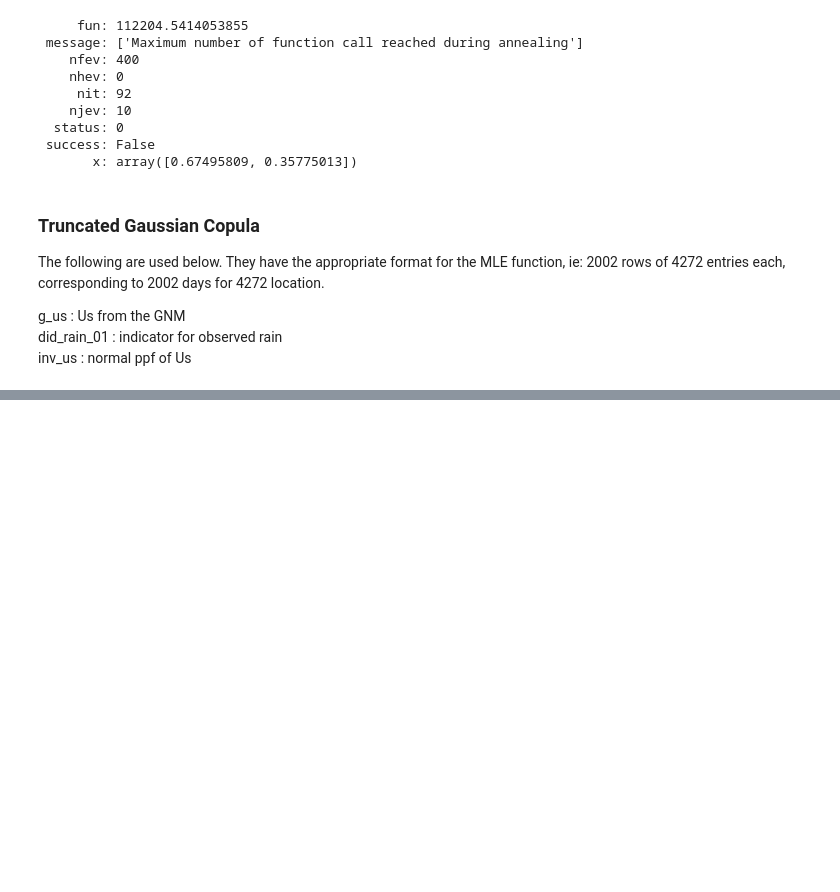
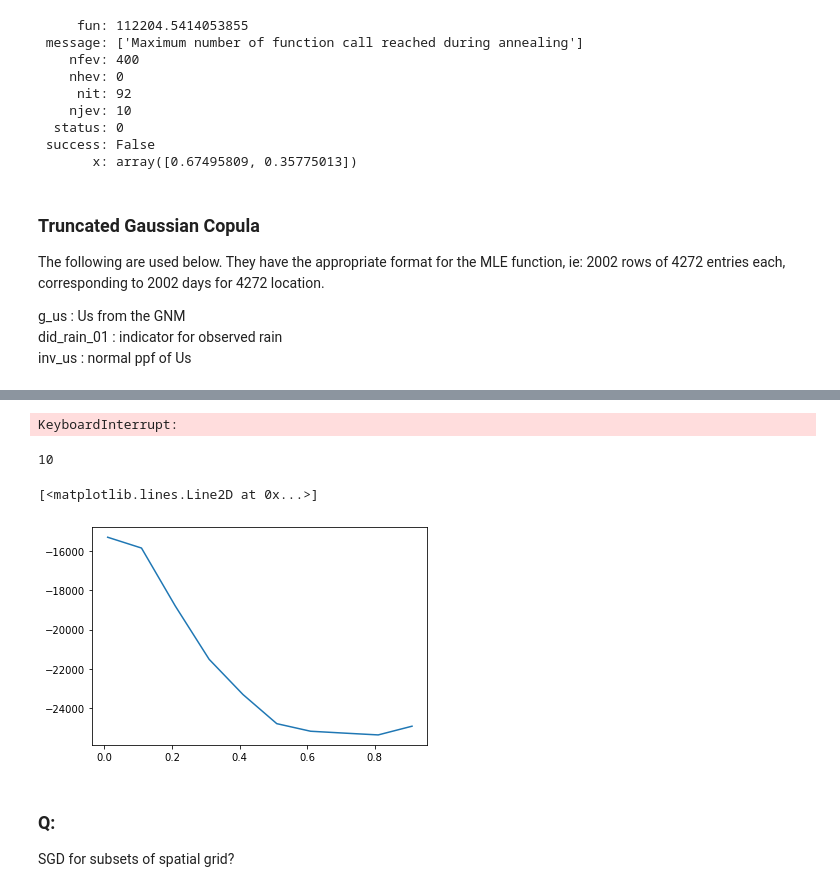
Before and after one commit to Huk-David/SpaDep_VCop, a Jupyter notebook: Publication_work/Copulas_gamma.ipynb, the cells around one changed output, grey strips where cells are left out. Saved outputs shown, nothing was run; the diff lists cells and outputs as text; code cells hidden in the pictures; blank space fills up the shorter version.

```diff
--- a/Publication_work/Copulas_gamma.ipynb
+++ b/Publication_work/Copulas_gamma.ipynb
@@ -370,17 +394,3 @@ The following are used below. They have the appropriate format for the MLE funct
 g_us : Us from the GNM\
 did_rain_01 : indicator for observed rain \
 inv_us : normal ppf of Us
-# %%
-#Load required data
-
-# Getting normal-inverse cdf of Us, corresponding to their marginals
-'''inv_us = [[] for i in range(len(g_us))]
-for day in tqdm(range(2002)):
-    for loc in range(len(g_us[0])):
-        inv_us.append(scs.norm.ppf(g_us[day][loc]))
-with open('inv_Us.txt','wb') as f:
-    pickle.dump(,f)'''
-with open('inv_Us.txt','rb') as f:
-    inv_us = pickle.load(f)
-with open('censored_us.txt','rb') as f:
-    did_rain_01 = pickle.load(f)
@@ -504,10 +545,0 @@ truncgauss(L=dist_mat[:16,:16]).eval_nll(theta=3,Invcdf_Us=[inv_us[i][:16] for i
-# %%
-#plot of ll - prepare grid
-
-x_val11=np.linspace(0.01,2, 6)
-y_val11=np.linspace(0.01,2 , 6)
-X,Y =np.meshgrid(x_val11,y_val11)
-Z=np.zeros(X.shape)
-for i in range(Z.shape[0]):
-    for j in tqdm(range(Z.shape[1])):
-        Z[i,j]=-cop_bardossy(L=dist_mat[48:80,48:80]).p_nll([X[i,j],Y[i,j]],[[g_us[i][48:80]for i in range(2002)],[censored_us[i][48:80]for i in range(2002)],[g_zs[i][48:80]for i in range(2002)]]) #22s
@@ -523,0 +546,11 @@ plt.show()
+# %%
+# trying sparse matricies - gives cdf=0 for squares larger than 500*500-ish -> logcdf=-inf and crashes for bigger dimensions
+# try mc approximation to the integral
+test3 = np.nan_to_num(RBF(length_scale=0.9).__call__(dist_mat[1001:1100,1001:1100]),copy=False,nan=0)
+subset=np.random.choice(range(len(test3)),10,replace=False)
+r_rain,c_rain = [[i] for i in subset],[i for i in subset]
+r_dry,c_dry = [[i] for i in range(len(test3)) if i not in subset],[i for i in range(len(test3)) if i not in subset]
+submat11 = coo_matrix(test3[r_dry,c_dry])
+submat12 = csr_matrix(test3[r_dry,c_rain])
+submat21 = csc_matrix(test3[r_rain,c_dry])
+submat22 = coo_matrix(test3[r_rain,c_rain])
@@ -523,0 +588,19 @@ plt.show()
+# %%
+mle_tests = []
+for theta in tqdm(range(0,35)):
+    subset = np.random.choice(range(2002),1700,replace=False)
+    mle_tests.append(truncgauss(L=dist_mat[:20,:20]).nll(theta=0.01+0.1*theta,Invcdf_Us=[inv_us[i][:20] for i in subset],truncation_pi=[g_us[i][:20] for i in subset],did_rain=[did_rain_01[i][:20] for i in subset],len_locs=len(g2_us[0][:20])))
+# %% [output]
+KeyboardInterrupt:
+# %%
+len(mle_tests)
+# %% [output]
+10
+# %%
+plt.plot([0.01+0.1*i for i in range(0,10)],mle_tests)
+# %% [output]
+[<matplotlib.lines.Line2D at 0x...>]
+[figure, added]
+# %% [markdown]
+### Q:
+SGD for subsets of spatial grid?
```
Also changed, not shown: parts of 18 cells of this notebook.
